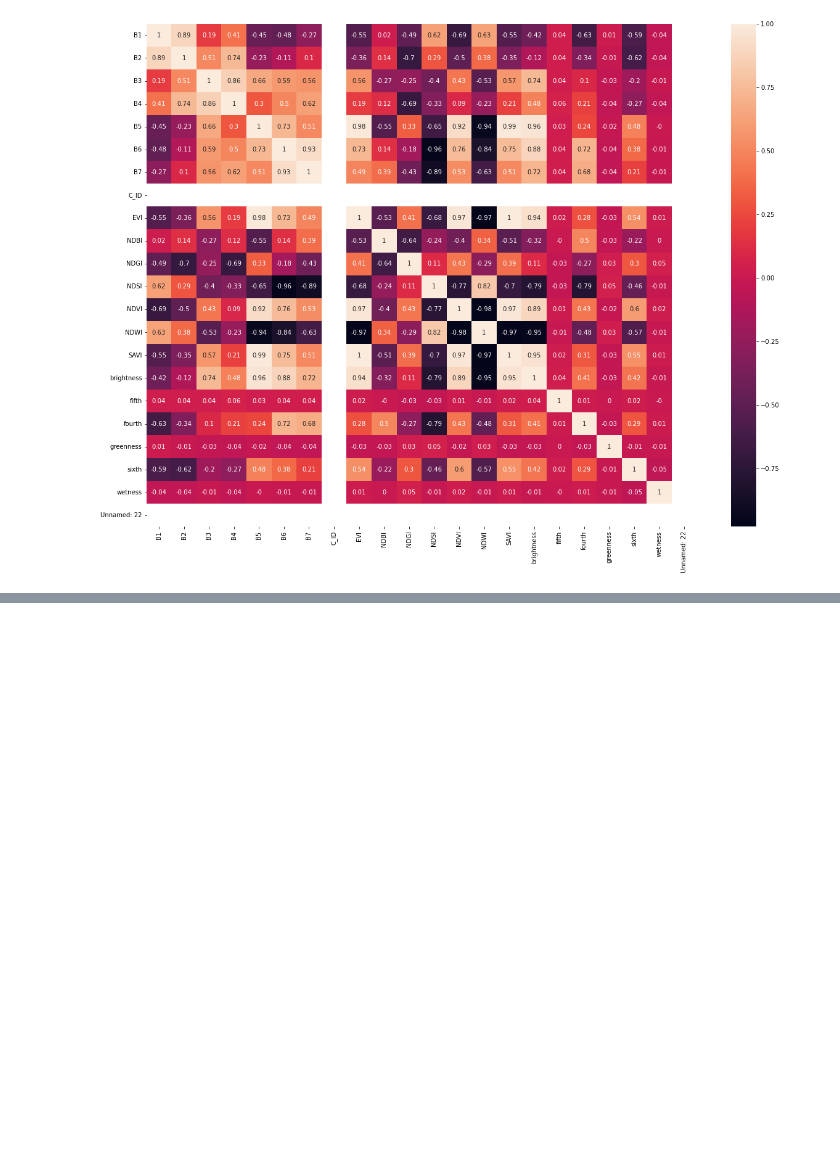
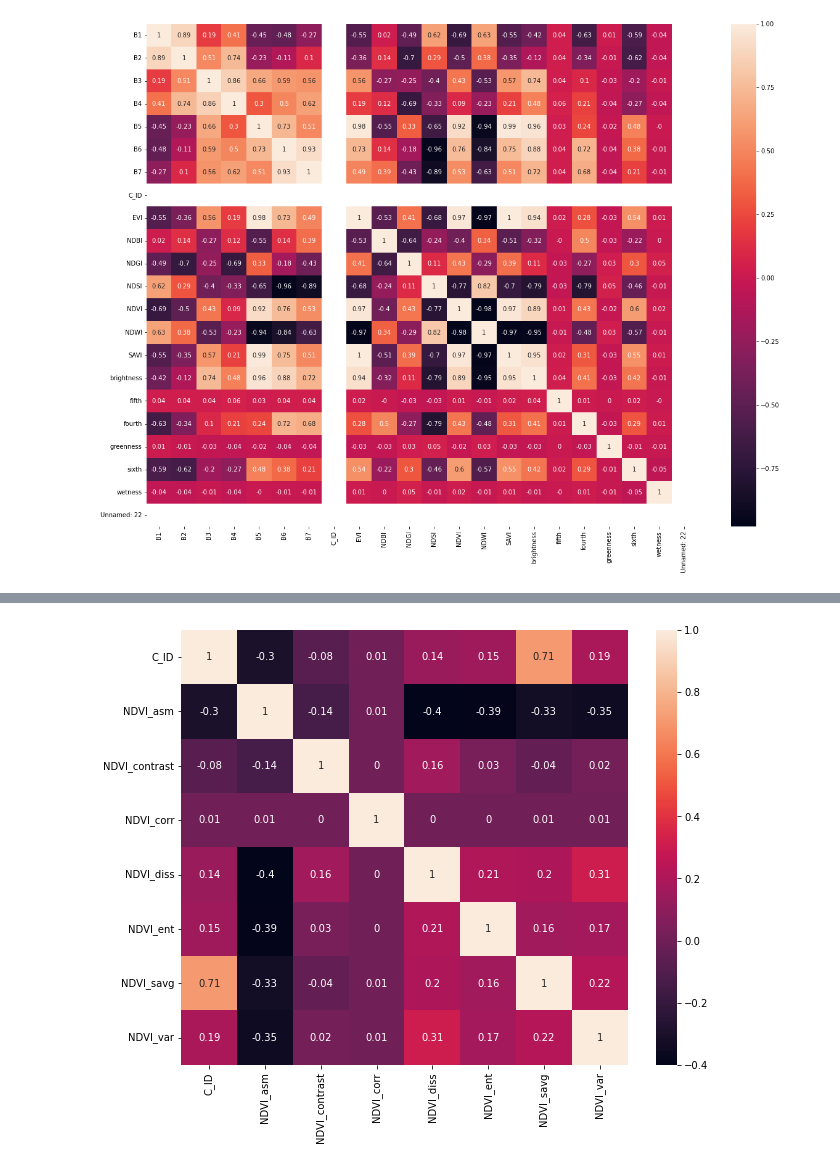
Before and after one commit to VitoAlbornoz/Landcover-Geemap, a Jupyter notebook: Notebooks/Análisis de Correlación.ipynb, the cells around one changed output, grey strips where cells are left out. Cells and saved outputs as stored; diff of their text form; code cells hidden in the pictures; blank space fills up the shorter version.

```diff
--- a/Notebooks/Análisis de Correlación.ipynb
+++ b/Notebooks/Análisis de Correlación.ipynb
@@ -94,7 +94,7 @@ plot= sns.heatmap(corr_turbera, annot=True)
 # %% [output]
 [figure]
 # %%
-data_txt_csv = os.path.join(work_dir, 'txt.csv')
+data_txt_csv = os.path.join(work_dir, 'txt_ndvi.csv')
 data_txt_df= pd.read_csv(data_txt_csv, sep=';')
 # %%
 data_txt_df.info()
@@ -101,5 +118,7 @@ data_txt_df.info()
 # %%
 corr_bands_qm_txt = data_txt_df.corr().round(2)
 # %%
-plt.figure(figsize=(20,15))
+plt.figure(figsize=(10,8))
 plot= sns.heatmap(corr_bands_qm_txt, annot=True)
+# %% [output]
+[figure, added]
```
Also changed, not shown: parts of 1 cell of this notebook, 1 other file.
